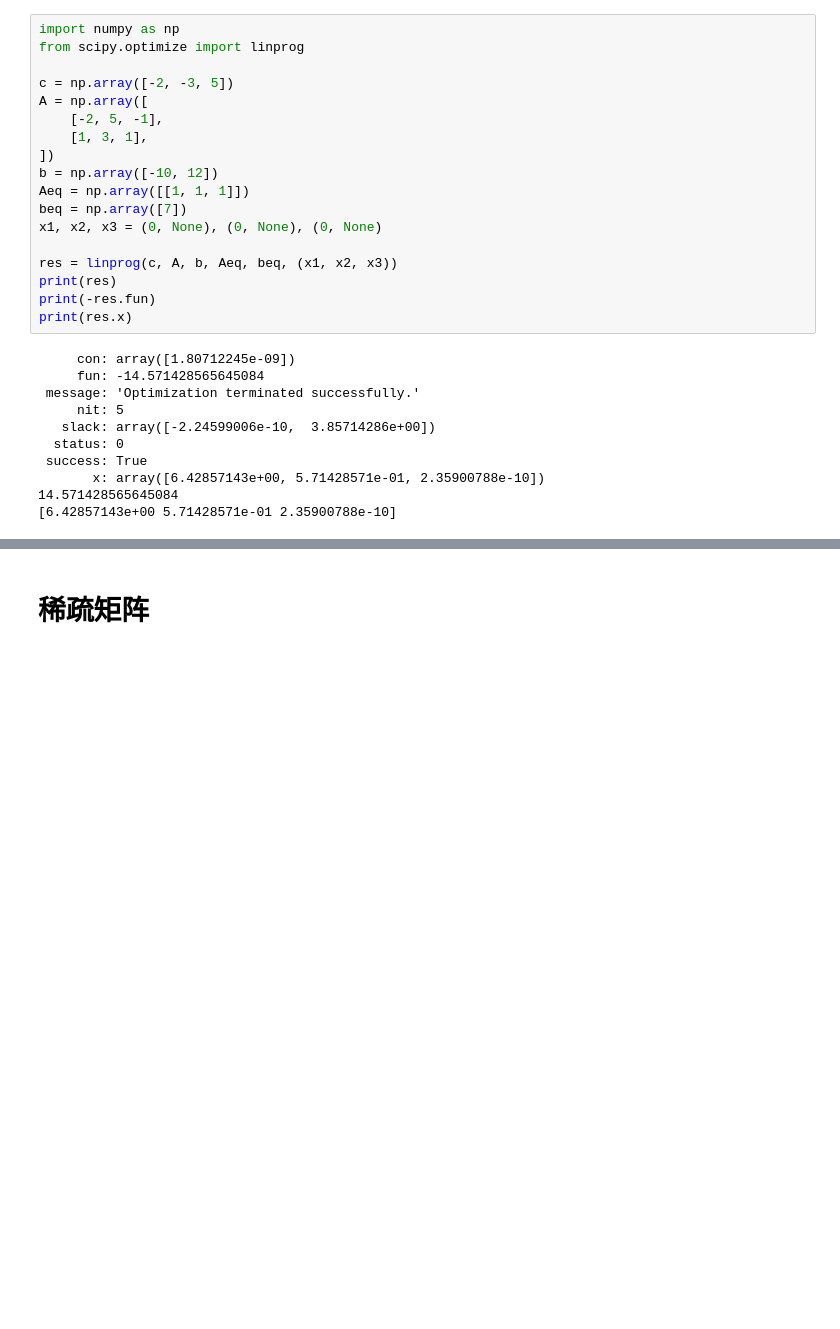
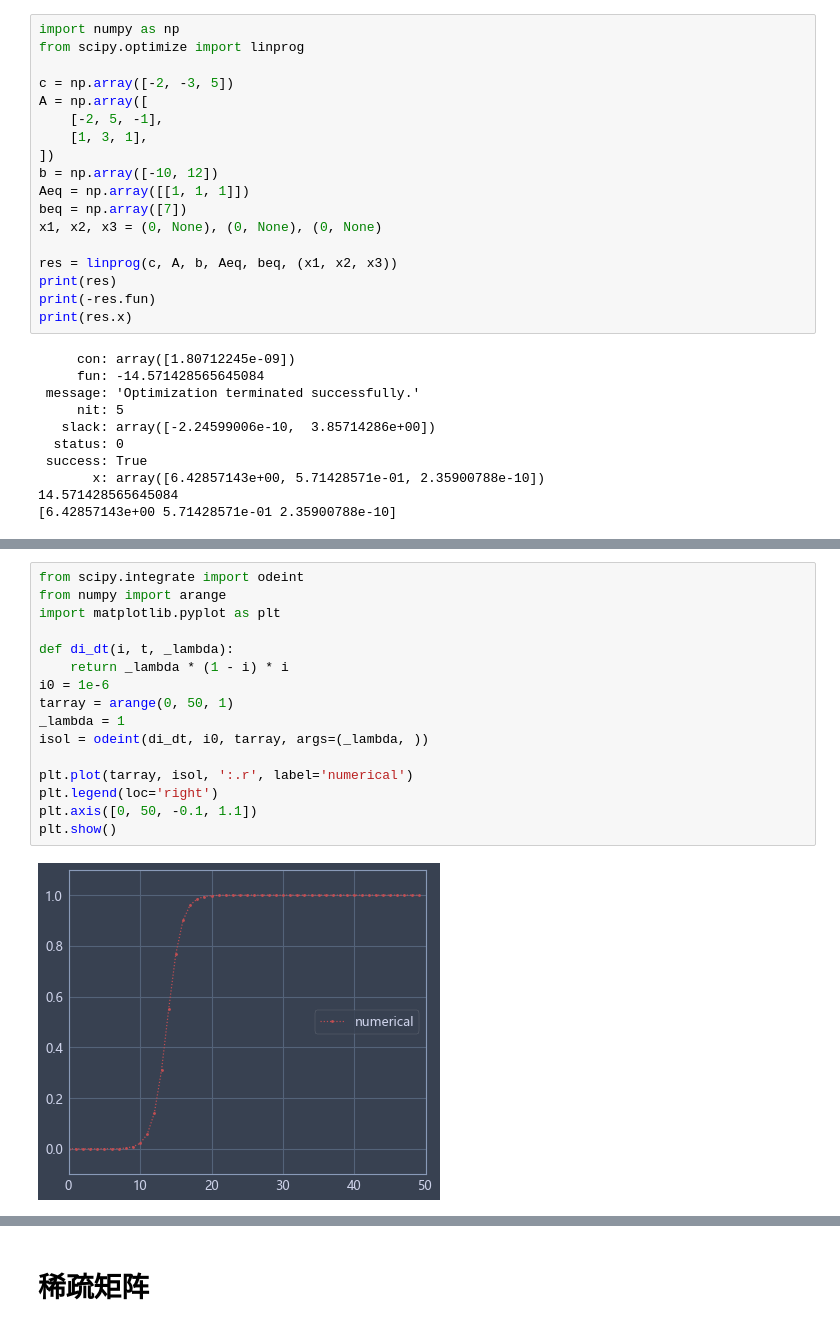
Before and after one commit to SunDocker/python_data_analysis, a Jupyter notebook: Scipy.ipynb, the cells around one changed output, grey strips where cells are left out. Cells and saved outputs as stored; diff of their text form; blank space fills up the shorter version.

```diff
--- a/Scipy.ipynb
+++ b/Scipy.ipynb
@@ -631,0 +636,18 @@ plt.show()
+# %%
+from scipy.integrate import odeint
+from numpy import arange
+import matplotlib.pyplot as plt
+
+def di_dt(i, t, _lambda):
+    return _lambda * (1 - i) * i
+i0 = 1e-6
+tarray = arange(0, 50, 1)
+_lambda = 1
+isol = odeint(di_dt, i0, tarray, args=(_lambda, ))
+
+plt.plot(tarray, isol, ':.r', label='numerical')
+plt.legend(loc='right')
+plt.axis([0, 50, -0.1, 1.1])
+plt.show()
+# %% [output]
+[figure, added]
```
Also changed, not shown: parts of 15 cells of this notebook.
